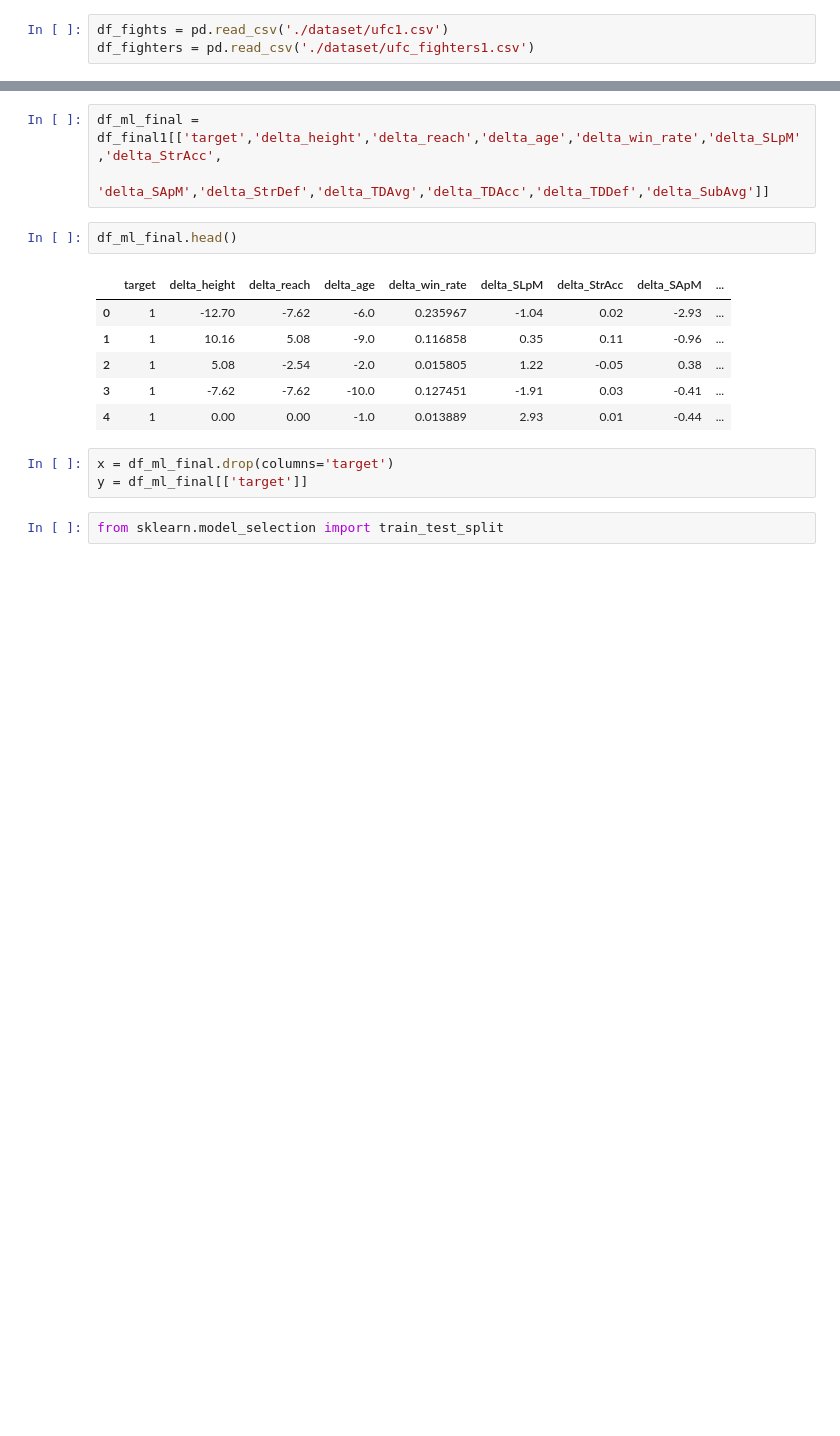
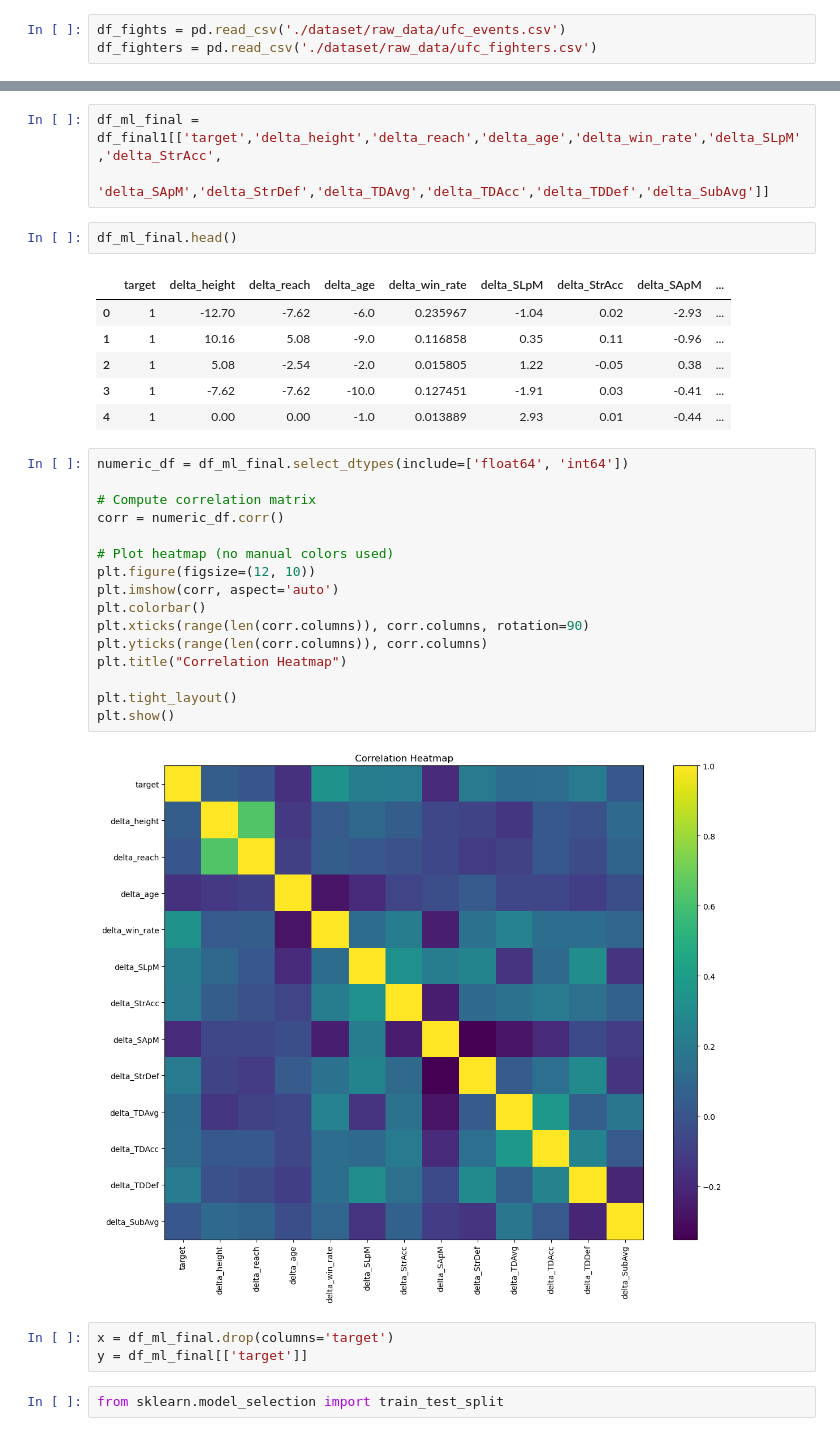
Before and after one commit to LLWICK/UFC-Fight-Winner-Predictor-Machine-learning, a Jupyter notebook: training/training.ipynb, the cells around one changed output, grey strips where cells are left out. Drawn from its saved outputs; the diff is of its cells as text; blank space fills up the shorter version.

```diff
--- a/training/training.ipynb
+++ b/training/training.ipynb
@@ -8,8 +8,8 @@ import numpy as np
 # %% [markdown]
 #  Loading the datasets
 # %%
-df_fights = pd.read_csv('./dataset/ufc1.csv')
-df_fighters = pd.read_csv('./dataset/ufc_fighters1.csv')
+df_fights = pd.read_csv('./dataset/raw_data/ufc_events.csv')
+df_fighters = pd.read_csv('./dataset/raw_data/ufc_fighters.csv')
 # %% [markdown]
 # Data Exploring and cleaning ufc fighters dataframe
 # %%
@@ -1164,6 +1146,24 @@ df_ml_final.head()
 | 2 | 1 | 5.08 | -2.54 | -2.0 | 0.015805 | 1.22 | -0.05 | 0.38 | ... |
 | 3 | 1 | -7.62 | -7.62 | -10.0 | 0.127451 | -1.91 | 0.03 | -0.41 | ... |
 | 4 | 1 | 0.00 | 0.00 | -1.0 | 0.013889 | 2.93 | 0.01 | -0.44 | ... |
+# %%
+numeric_df = df_ml_final.select_dtypes(include=['float64', 'int64'])
+
+# Compute correlation matrix
+corr = numeric_df.corr()
+
+# Plot heatmap (no manual colors used)
+plt.figure(figsize=(12, 10))
+plt.imshow(corr, aspect='auto')
+plt.colorbar()
+plt.xticks(range(len(corr.columns)), corr.columns, rotation=90)
+plt.yticks(range(len(corr.columns)), corr.columns)
+plt.title("Correlation Heatmap")
+
+plt.tight_layout()
+plt.show()
+# %% [output]
+[figure, added]
 # %%
 x = df_ml_final.drop(columns='target')
 y = df_ml_final[['target']]
```
Also changed, not shown: parts of 11 cells of this notebook, 10 other files.
